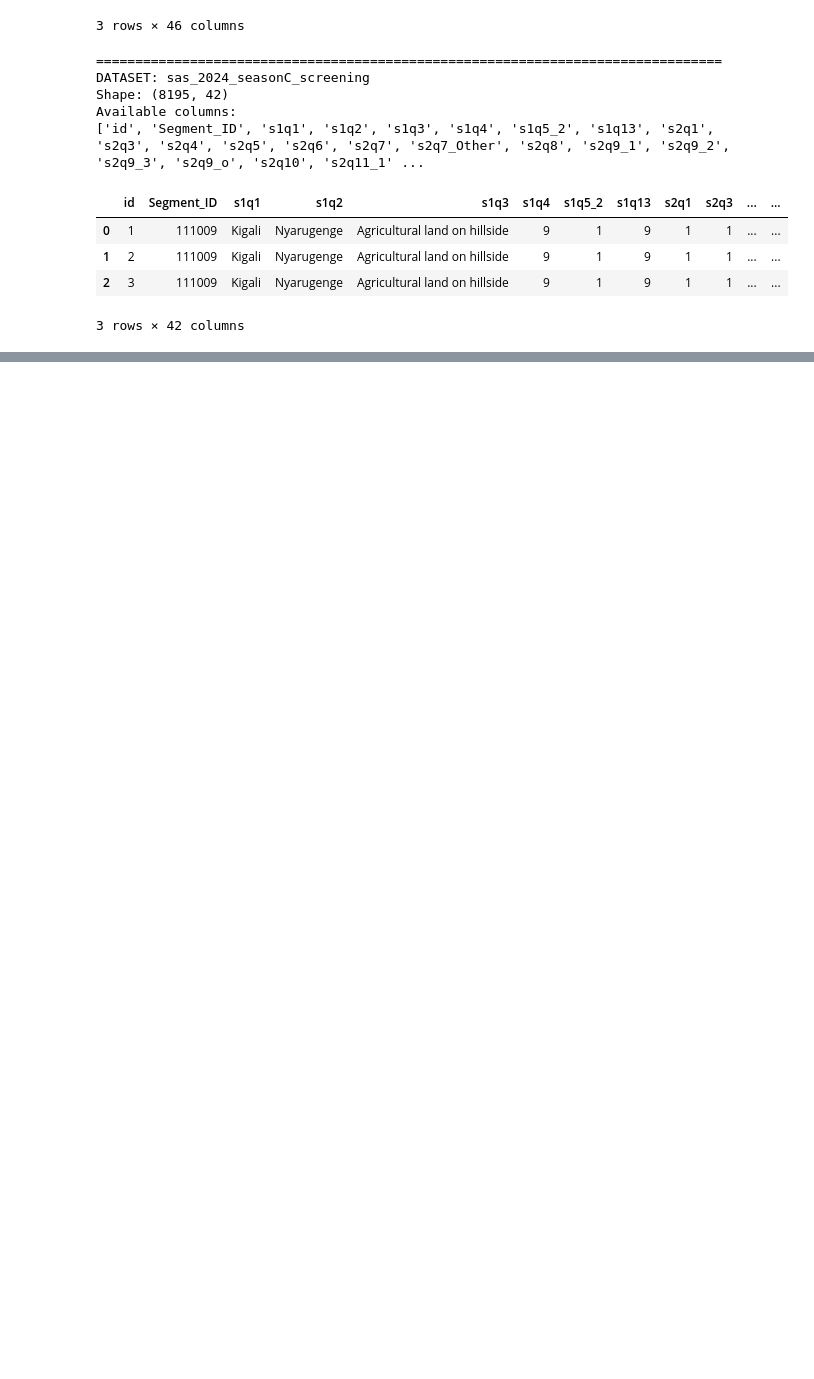
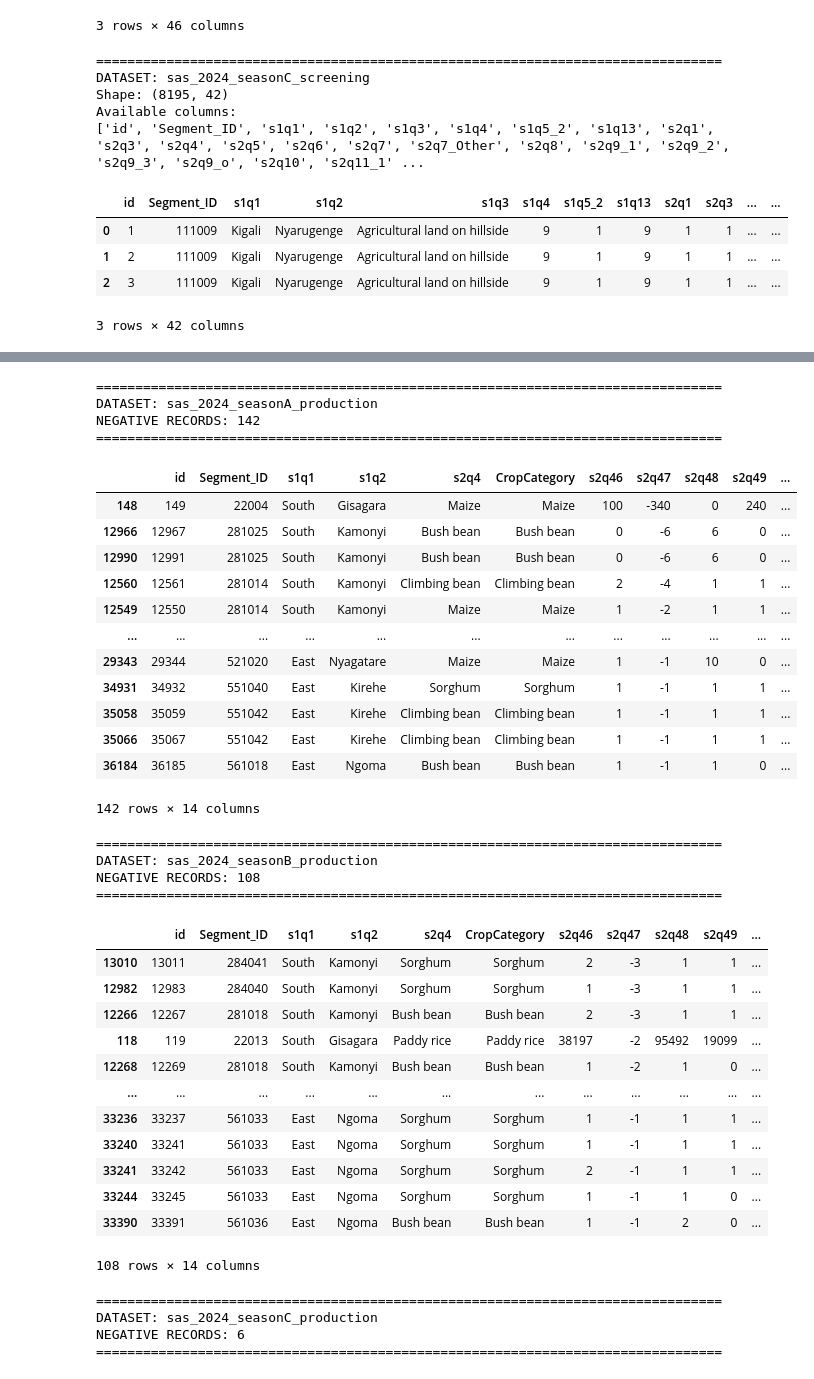
Before and after one commit to cracker38/AgriLoss-Value-Intelligence-Rwanda, a Jupyter notebook: NISR_2026_Agri_Productivity_Analysis.ipynb, the cells around one changed output, grey strips where cells are left out. Cells and saved outputs as stored; diff of their text form; code cells hidden in the pictures; blank space fills up the shorter version.

```diff
--- a/NISR_2026_Agri_Productivity_Analysis.ipynb
+++ b/NISR_2026_Agri_Productivity_Analysis.ipynb
@@ -1367,0 +1646,78 @@ Districts with the highest mean recorded crop area:
+# %%
+import pandas as pd
+from IPython.display import display
+
+for name, df in final_cleaned_datasets.items():
+    if "production" not in name.lower():
+        continue
+
+    if "s2q47" not in df.columns:
+        continue
+
+    numeric = pd.to_numeric(df["s2q47"], errors="coerce")
+    negative_rows = df.loc[numeric < 0].copy()
+
+    if negative_rows.empty:
+        continue
+
+    print(f"\n{'=' * 80}")
+    print(f"DATASET: {name}")
+    print(f"NEGATIVE RECORDS: {len(negative_rows)}")
+    print(f"{'=' * 80}")
+
+    # Show identifying and contextual fields where available
+    preferred_cols = [
+        "id", "Segment_ID", "s1q1", "s1q2",
+        "s2q4", "CropCategory", "s2q46", "s2q47",
+        "s2q48", "s2q49", "s2q50", "s5q12", "plot_weight"
+    ]
+
+    available_cols = [
+        col for col in preferred_cols
+        if col in negative_rows.columns
+    ]
+
+    display(
+        negative_rows[available_cols]
+        .assign(s2q47_numeric=numeric.loc[negative_rows.index])
+        .sort_values("s2q47_numeric")
+    )
+# %% [output]
+================================================================================
+DATASET: sas_2024_seasonA_production
+NEGATIVE RECORDS: 142
+================================================================================
+|  | id | Segment_ID | s1q1 | s1q2 | s2q4 | CropCategory | s2q46 | s2q47 | s2q48 | s2q49 | ... |
+| 148 | 149 | 22004 | South | Gisagara | Maize | Maize | 100 | -340 | 0 | 240 | ... |
+| 12966 | 12967 | 281025 | South | Kamonyi | Bush bean | Bush bean | 0 | -6 | 6 | 0 | ... |
+| 12990 | 12991 | 281025 | South | Kamonyi | Bush bean | Bush bean | 0 | -6 | 6 | 0 | ... |
+| 12560 | 12561 | 281014 | South | Kamonyi | Climbing bean | Climbing bean | 2 | -4 | 1 | 1 | ... |
+| 12549 | 12550 | 281014 | South | Kamonyi | Maize | Maize | 1 | -2 | 1 | 1 | ... |
+| ... | ... | ... | ... | ... | ... | ... | ... | ... | ... | ... | ... |
+| 29343 | 29344 | 521020 | East | Nyagatare | Maize | Maize | 1 | -1 | 10 | 0 | ... |
+| 34931 | 34932 | 551040 | East | Kirehe | Sorghum | Sorghum | 1 | -1 | 1 | 1 | ... |
+| 35058 | 35059 | 551042 | East | Kirehe | Climbing bean | Climbing bean | 1 | -1 | 1 | 1 | ... |
+| 35066 | 35067 | 551042 | East | Kirehe | Climbing bean | Climbing bean | 1 | -1 | 1 | 1 | ... |
+| 36184 | 36185 | 561018 | East | Ngoma | Bush bean | Bush bean | 1 | -1 | 1 | 0 | ... |
+142 rows × 14 columns
+================================================================================
+DATASET: sas_2024_seasonB_production
+NEGATIVE RECORDS: 108
+================================================================================
+|  | id | Segment_ID | s1q1 | s1q2 | s2q4 | CropCategory | s2q46 | s2q47 | s2q48 | s2q49 | ... |
+| 13010 | 13011 | 284041 | South | Kamonyi | Sorghum | Sorghum | 2 | -3 | 1 | 1 | ... |
+| 12982 | 12983 | 284040 | South | Kamonyi | Sorghum | Sorghum | 1 | -3 | 1 | 1 | ... |
+| 12266 | 12267 | 281018 | South | Kamonyi | Bush bean | Bush bean | 2 | -3 | 1 | 1 | ... |
+| 118 | 119 | 22013 | South | Gisagara | Paddy rice | Paddy rice | 38197 | -2 | 95492 | 19099 | ... |
+| 12268 | 12269 | 281018 | South | Kamonyi | Bush bean | Bush bean | 1 | -2 | 1 | 0 | ... |
+| ... | ... | ... | ... | ... | ... | ... | ... | ... | ... | ... | ... |
+| 33236 | 33237 | 561033 | East | Ngoma | Sorghum | Sorghum | 1 | -1 | 1 | 1 | ... |
+| 33240 | 33241 | 561033 | East | Ngoma | Sorghum | Sorghum | 1 | -1 | 1 | 1 | ... |
+| 33241 | 33242 | 561033 | East | Ngoma | Sorghum | Sorghum | 2 | -1 | 1 | 1 | ... |
+| 33244 | 33245 | 561033 | East | Ngoma | Sorghum | Sorghum | 1 | -1 | 1 | 0 | ... |
+| 33390 | 33391 | 561036 | East | Ngoma | Bush bean | Bush bean | 1 | -1 | 2 | 0 | ... |
+108 rows × 14 columns
+================================================================================
+DATASET: sas_2024_seasonC_production
+NEGATIVE RECORDS: 6
+================================================================================
```
Also changed, not shown: parts of 17 cells of this notebook.
